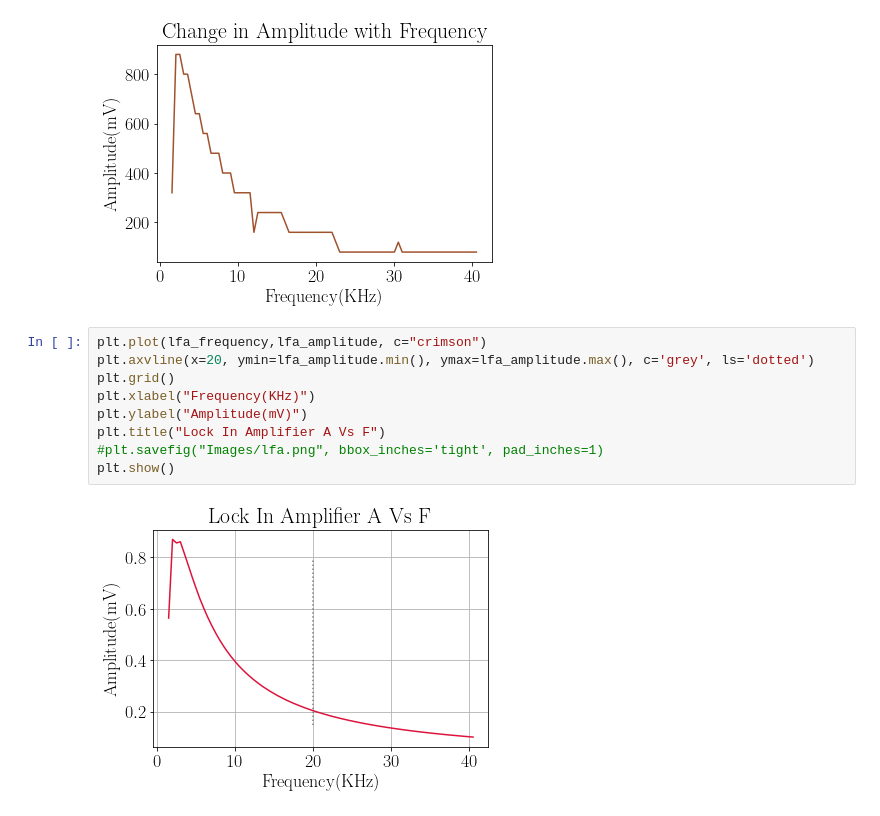
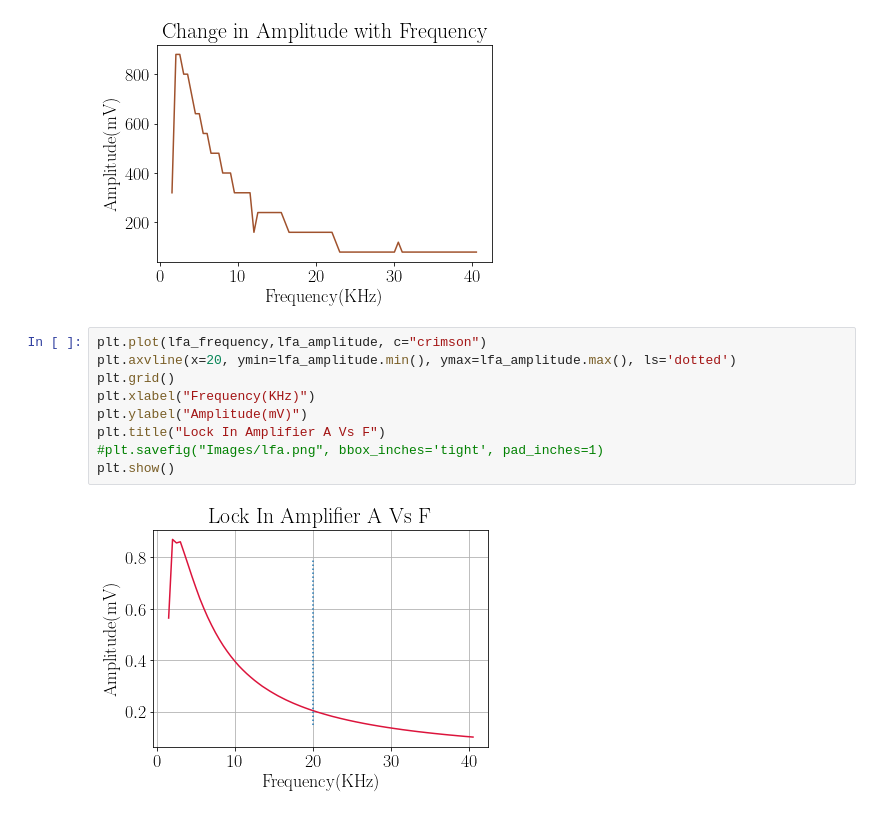
Before and after one commit to aaronkebede/PHY220, a Jupyter notebook: project-one/v2/plots.ipynb, the cells around one changed output. Cells and saved outputs as stored; diff of their text form.

```diff
--- a/project-one/v2/plots.ipynb
+++ b/project-one/v2/plots.ipynb
@@ -98,12 +98,12 @@ plt.show()
 [figure]
 # %%
 plt.plot(lfa_frequency,lfa_amplitude, c="crimson")
-plt.axvline(x=20, ymin=lfa_amplitude.min(), ymax=lfa_amplitude.max(), c='grey', ls='dotted')
+plt.axvline(x=20, ymin=lfa_amplitude.min(), ymax=lfa_amplitude.max(), ls='dotted')
 plt.grid()
 plt.xlabel("Frequency(KHz)")
 plt.ylabel("Amplitude(mV)")
 plt.title("Lock In Amplifier A Vs F")
 #plt.savefig("Images/lfa.png", bbox_inches='tight', pad_inches=1)
 plt.show()
 # %% [output]
-[figure, old version]
+[figure, new version]
```
Also changed, not shown: 1 other file.
